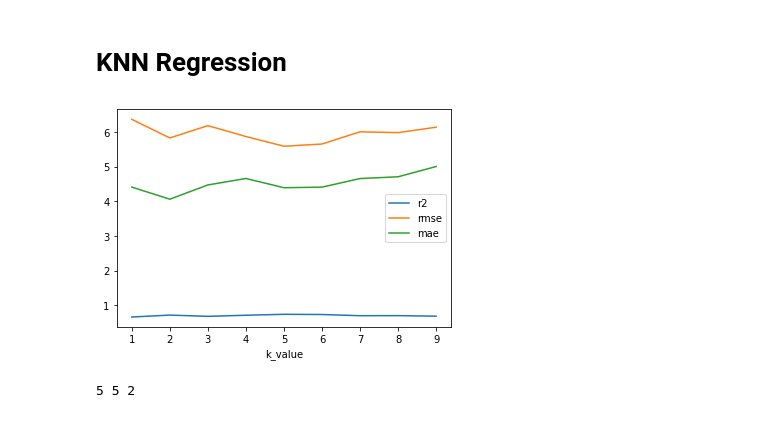
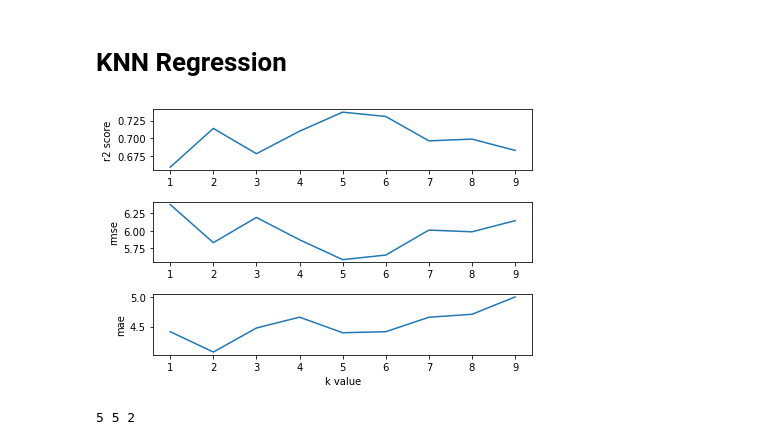
Before and after one commit to graham-ecu/NBA-Salary-Prediction, a Jupyter notebook: NBA Modeling.ipynb, the cells around one changed output. Saved outputs shown, nothing was run; the diff lists cells and outputs as text; code cells hidden in the pictures.

```diff
--- a/NBA Modeling.ipynb
+++ b/NBA Modeling.ipynb
@@ -31,3 +31,9 @@ X_train, X_val, y_train, y_val = train_test_split(X_train, y_train, test_size=0.
 print(X_train.shape, X_val.shape, X_test.shape, y_train.shape, y_val.shape, y_test.shape)
 # %% [output]
 (116, 45) (39, 45) (52, 45) (116, 1) (39, 1) (52, 1)
+# %%
+# reshape the y data
+y_train = y_train['Salary (millions)'].to_numpy()
+y_val = y_val['Salary (millions)'].to_numpy()
+y_test = y_test['Salary (millions)'].to_numpy()
+print(y_train.shape, y_val.shape, y_test.shape)
@@ -174,9 +264,9 @@ print(best_alpha_r2, best_alpha_rmse, best_alpha_mae)
 # %% [output]
 0.0 0.0 0.1
 # %%
-las = Lasso(alpha=0)
-las.fit(X_train, y_train)
-y_pred = las.predict(X_test)
+lasso = Lasso(alpha=0)
+lasso.fit(X_train, y_train)
+y_pred = lasso.predict(X_test)
 
 plt.figure(figsize=(5,5))
 plt.scatter(y_test, y_pred)
@@ -202,26 +325,34 @@ In general, none of the linear regression models perform very well with this dat
 # %%
 # optimize k
 k_vals = np.arange(1, 10, 1)
 r2_scores = []
 rmses = []
 maes = []
 
 for k in k_vals:
     knn = KNeighborsRegressor(n_neighbors=k, weights='distance')
     knn.fit(X_train, y_train)
     y_pred = knn.predict(X_val)
     r2_scores.append(r2_score(y_val, y_pred))
     rmses.append(rmse_func(knn, X_val, y_val))
     maes.append(mean_absolute_error(y_pred, y_val))
 
-plt.plot(k_vals, r2_scores, label='r2')
-plt.plot(k_vals, rmses, label='rmse')
-plt.plot(k_vals, maes, label='mae')
-plt.xlabel('k_value')
-plt.legend()
+fig, ax = plt.subplots(3, 1)
+fig.tight_layout()
+plt.xlabel('k value')
+
+ax[0].plot(k_vals, r2_scores)
+ax[0].set_ylabel('r2 score')
+
+ax[1].plot(k_vals, rmses)
+ax[1].set_ylabel('rmse')
+
+ax[2].plot(k_vals, maes)
+ax[2].set_ylabel('mae')
+
 plt.show()
 # %% [output]
-[figure, old version]
+[figure, new version]
 # %%
 max_r2 = max(r2_scores)
 max_index = r2_scores.index(max_r2)
```
Also changed, not shown: parts of 10 cells of this notebook.
